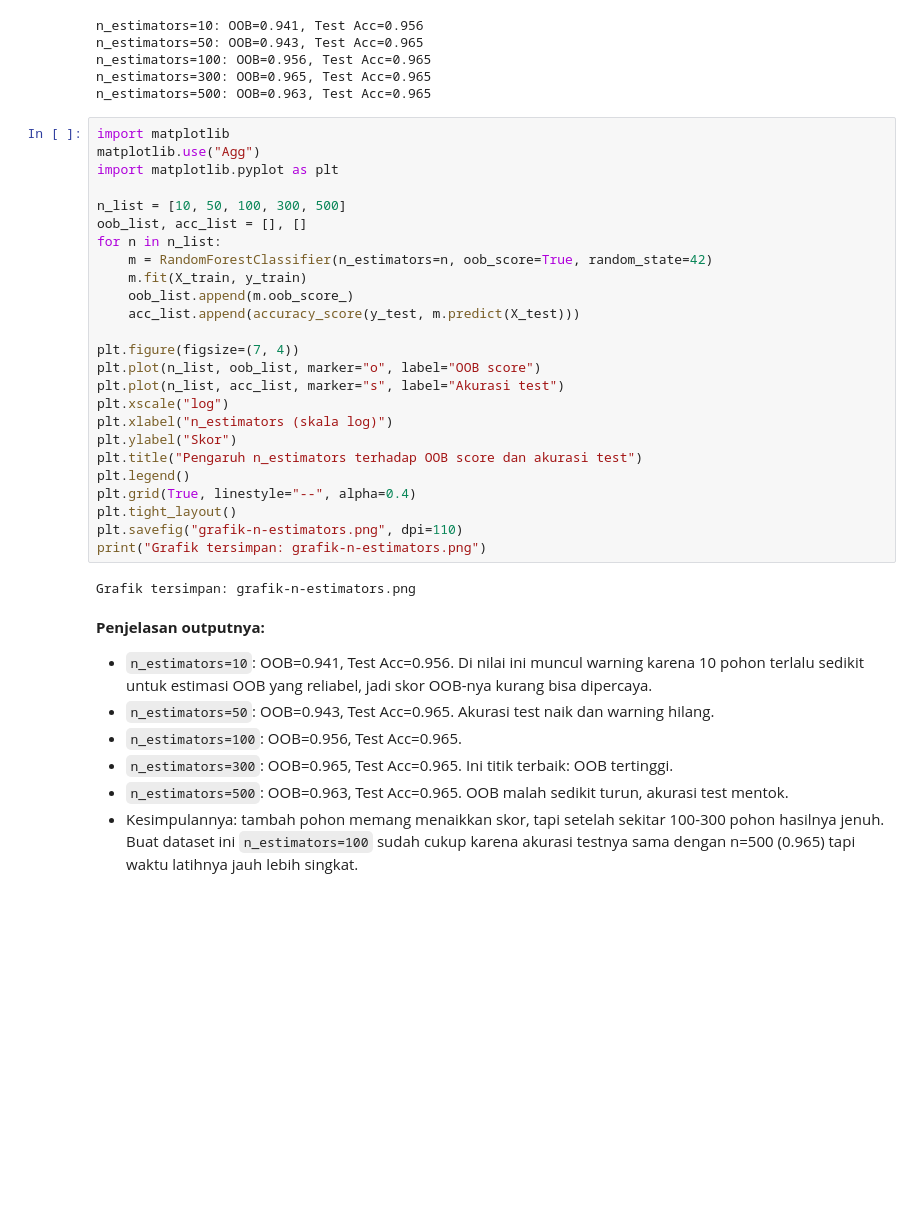
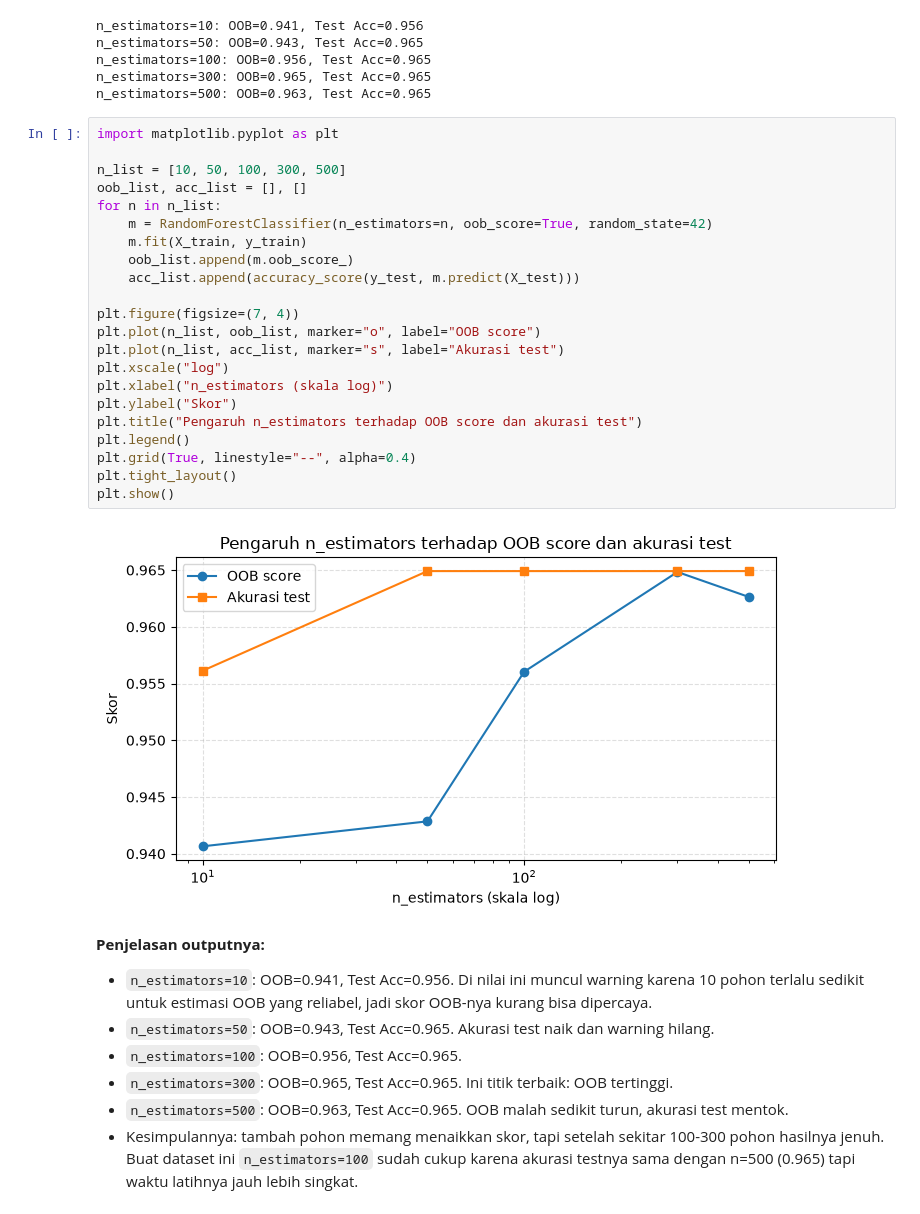
Before and after one commit to dandienter/praktikumML, a Jupyter notebook: bab-09-ensemble-methods/praktikum-bab-09.ipynb, the cells around one changed output. Drawn from its saved outputs; the diff is of its cells as text; blank space fills up the shorter version.

```diff
--- a/bab-09-ensemble-methods/praktikum-bab-09.ipynb
+++ b/bab-09-ensemble-methods/praktikum-bab-09.ipynb
@@ -67,32 +67,29 @@ n_estimators=100: OOB=0.956, Test Acc=0.965
 n_estimators=300: OOB=0.965, Test Acc=0.965
 n_estimators=500: OOB=0.963, Test Acc=0.965
 # %%
-import matplotlib
-matplotlib.use("Agg")
 import matplotlib.pyplot as plt
 
 n_list = [10, 50, 100, 300, 500]
 oob_list, acc_list = [], []
 for n in n_list:
     m = RandomForestClassifier(n_estimators=n, oob_score=True, random_state=42)
     m.fit(X_train, y_train)
     oob_list.append(m.oob_score_)
     acc_list.append(accuracy_score(y_test, m.predict(X_test)))
 
 plt.figure(figsize=(7, 4))
 plt.plot(n_list, oob_list, marker="o", label="OOB score")
 plt.plot(n_list, acc_list, marker="s", label="Akurasi test")
 plt.xscale("log")
 plt.xlabel("n_estimators (skala log)")
 plt.ylabel("Skor")
 plt.title("Pengaruh n_estimators terhadap OOB score dan akurasi test")
 plt.legend()
 plt.grid(True, linestyle="--", alpha=0.4)
 plt.tight_layout()
-plt.savefig("grafik-n-estimators.png", dpi=110)
-print("Grafik tersimpan: grafik-n-estimators.png")
+plt.show()
 # %% [output]
-Grafik tersimpan: grafik-n-estimators.png
+[figure, added]
 # %% [markdown]
 **Penjelasan outputnya:**
 - `n_estimators=10`: OOB=0.941, Test Acc=0.956. Di nilai ini muncul warning karena 10 pohon terlalu sedikit untuk estimasi OOB yang reliabel, jadi skor OOB-nya kurang bisa dipercaya.
```
Also changed, not shown: parts of 3 cells of this notebook, 9 other files.
